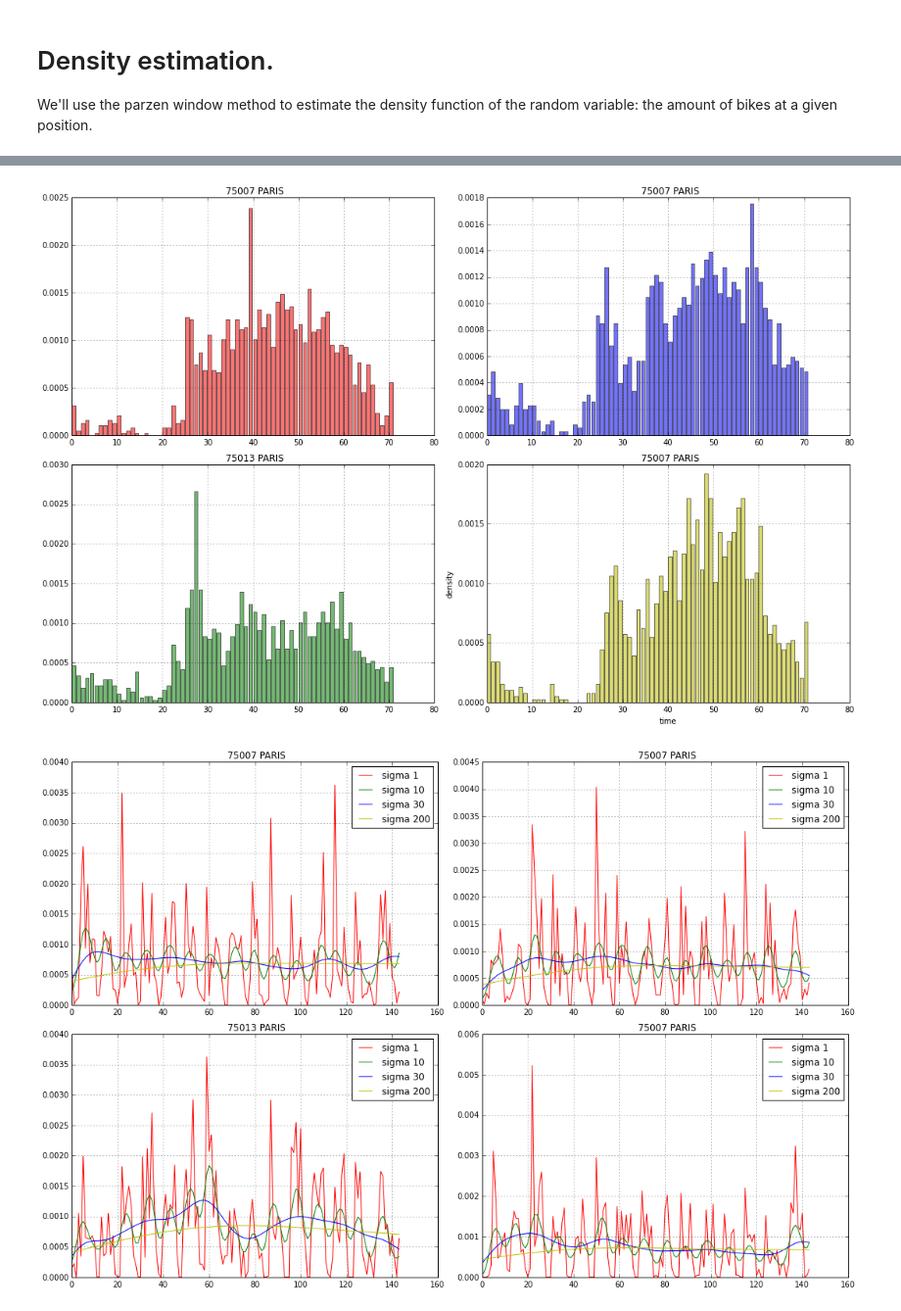
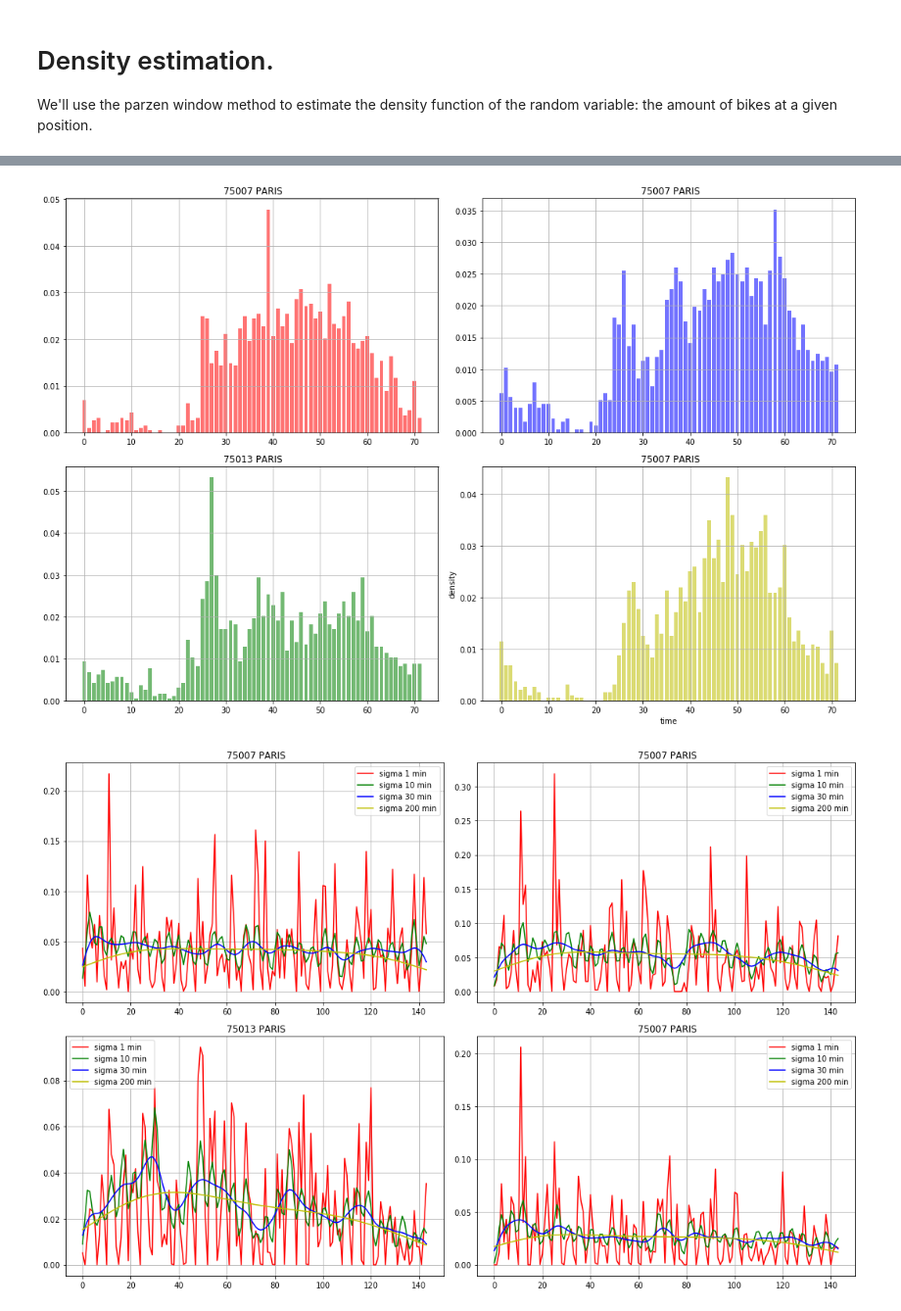
Before and after one commit to marioviti/ARF, a Jupyter notebook: density_estimation/ density estimation.ipynb, the cells around one changed output, grey strips where cells are left out. Shown at 98% size. Cells and saved outputs as stored; diff of their text form; code cells hidden in the pictures.

```diff
--- a/density_estimation/ density estimation.ipynb
+++ b/density_estimation/ density estimation.ipynb
@@ -109,11 +109,11 @@ def temporal_histogram(station, data, days_interval=1, delta=60):
     discretization_step = min_interval/delta
     acc_histo_delta = np.zeros(discretization_step)
     N = np.sum(data[station])
-    for day in range(days-1):
+    for day in range(days):
         acc_histo += data[station][day*min_interval:(day+1)*min_interval]
-    for i in range(discretization_step-1):
+    for i in range(discretization_step):
         acc_histo_delta[i] = np.sum(acc_histo[i*delta:(i+1)*delta])
-    return acc_histo_delta/N/delta
+    return acc_histo_delta/N
 
 stations_n,overall_t = take.shape
 hourly_time_density = {}
@@ -172,7 +172,7 @@ plt.ylabel('density')
 plt.tight_layout()
 plt.show()
 # %% [output]
-[figure, old version]
+[figure, new version]
 # %%
 def gaussian_kernel(sigma):
     def f(x,mu):
@@ -188,36 +188,35 @@ def kernel_temporal_histogram(time, kernel, days_interval=1, delta=10):
     # default min_intervalis a day
     min_per_day = 60*24
     # number of minutes per specified days
     min_interval = days_interval*min_per_day
     # number of days in the dataset
     days = time.shape[0]/min_interval
-
-    N = np.sum(time[:min_interval*days])
-    x_time = np.sum(time[:min_interval*days].reshape(min_interval,days),axis=1)/N
+    x_time = np.sum(time[:min_interval*days].reshape(min_interval,days),axis=1)/days
+    N = np.sum(x_time)
     x_domain = np.arange(min_interval)
     dt = min_interval/delta
     p_x_time = np.zeros(dt)
     vkernel = np.vectorize(kernel)
     for dti in range(dt):
-        p_x_time[dti] = np.sum(vkernel(x_domain-dti*delta/2,0)*x_time)
+        p_x_time[dti] = np.sum(vkernel(x_domain,dti*delta)*x_time)
     return p_x_time
 
 sigmas = [1.,10.,30.,200.]
 indices = [1,40,502,1003]
 colors = ['r','g','b','y']
 f, axarr = plt.subplots(2, len(indices)/2,figsize=(15,10))
 for i in range(len(indices)):
     stat_id = idx_stations[i]
     axarr[i%2,i/2].set_title(stations[stat_id][1][-12:])
     plots = []
     for j in range(len(sigmas)):
         pi = kernel_temporal_histogram(take[indices[i]],gaussian_kernel(sigmas[j]))
-        plot, = axarr[i/2,i%2].plot(pi,colors[j%len(colors)],label="sigma %.0f" % sigmas[j])
+        plot, = axarr[i/2,i%2].plot(pi,colors[j%len(colors)],label="sigma %.0f min" % sigmas[j])
         axarr[i/2,i%2].grid(True)
         plots += [plot]
     axarr[i/2,i%2].legend(handles=plots)
 plt.tight_layout()
 plt.grid(True)
 plt.show()
 # %% [output]
-[figure, old version]
+[figure, new version]
```
Also changed, not shown: parts of 4 cells of this notebook.
